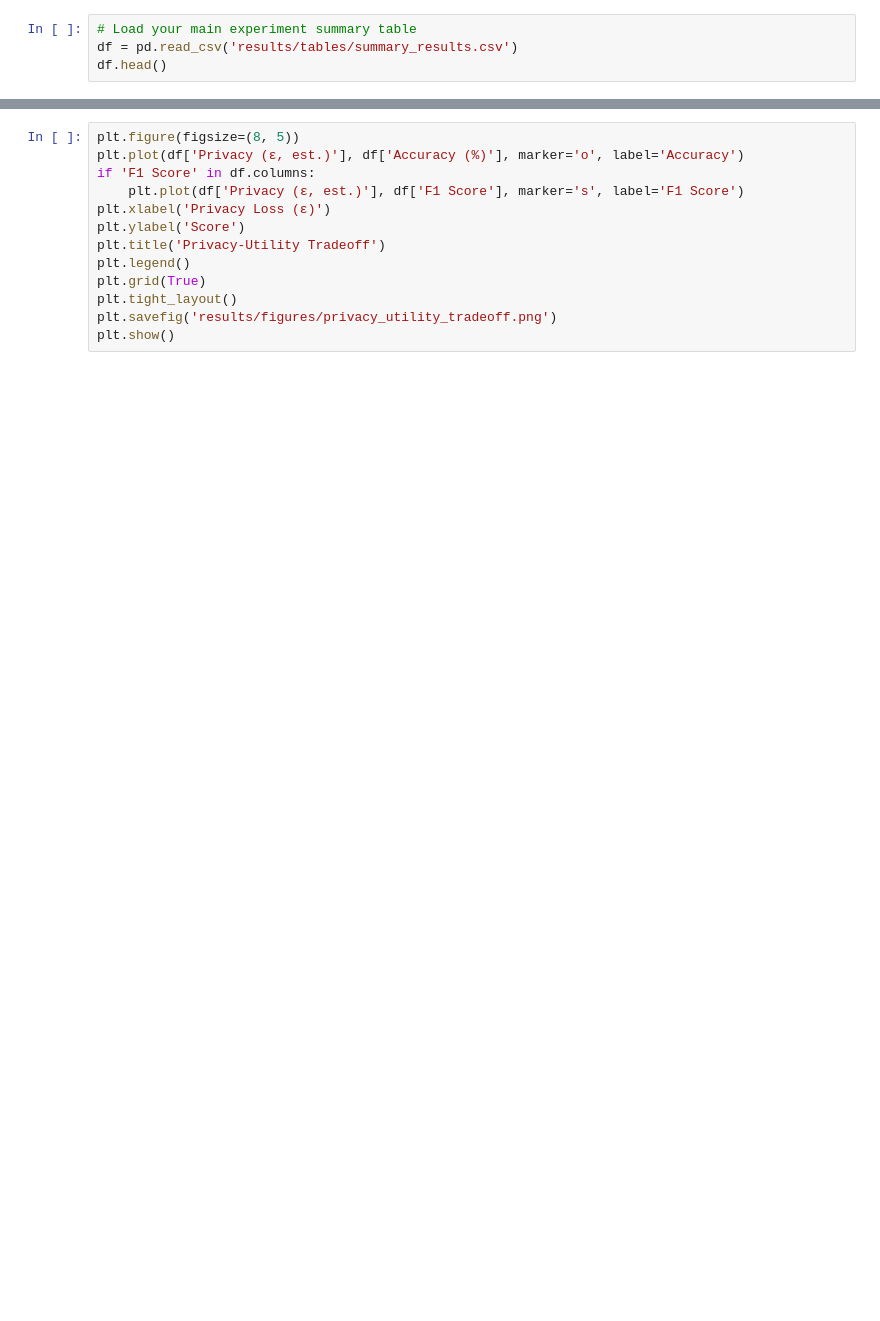
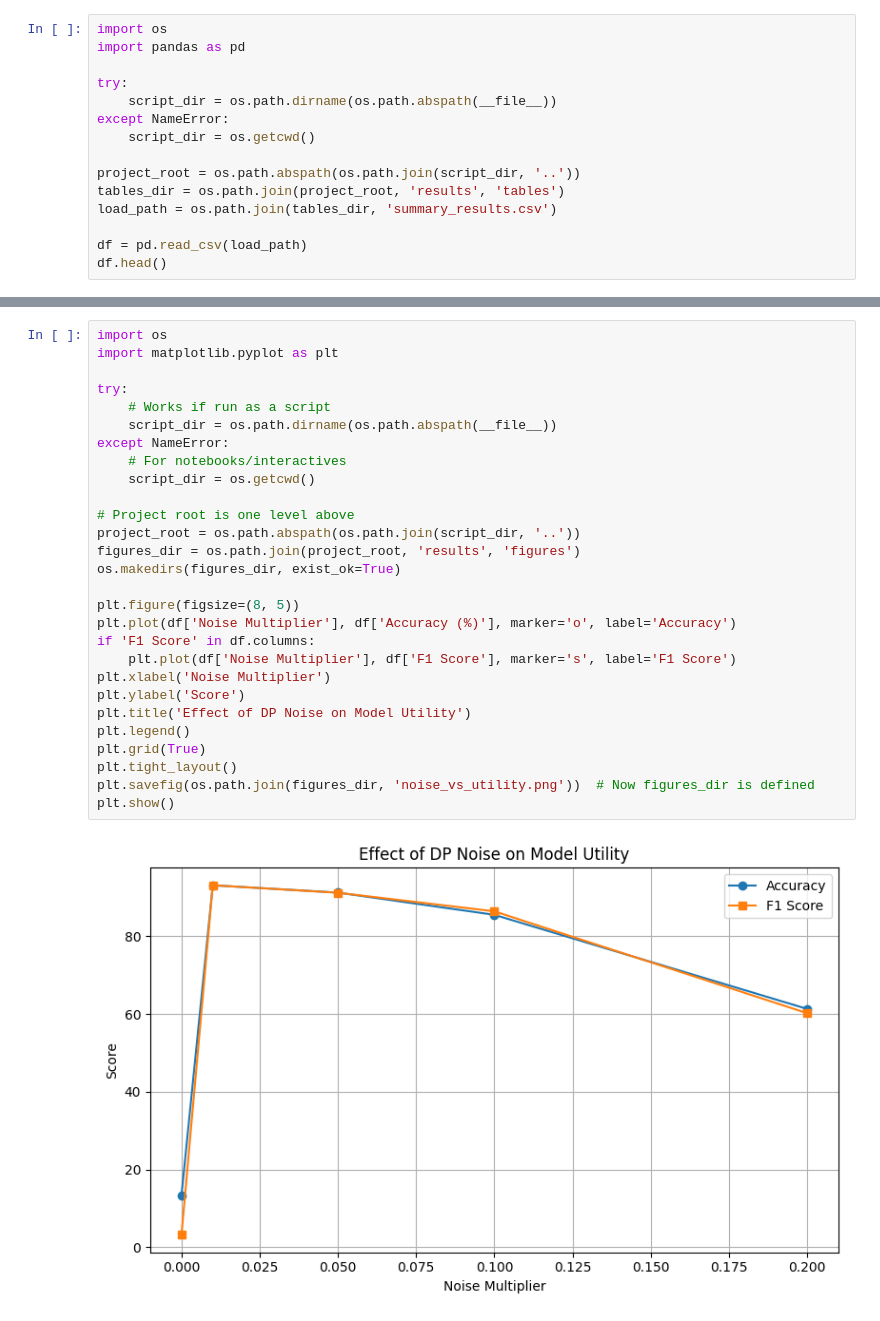
Before and after one commit to DreamX55/FederatedLearning_Project, a Jupyter notebook: scripts/analysis.ipynb, the cells around one changed output, grey strips where cells are left out. Drawn from its saved outputs; the diff is of its cells as text; blank space fills up the shorter version.

```diff
--- a/scripts/analysis.ipynb
+++ b/scripts/analysis.ipynb
@@ -26,5 +52,16 @@ df.to_csv('results/tables/summary_results.csv', index=False)
 # %%
-# Load your main experiment summary table
-df = pd.read_csv('results/tables/summary_results.csv')
+import os
+import pandas as pd
+
+try:
+    script_dir = os.path.dirname(os.path.abspath(__file__))
+except NameError:
+    script_dir = os.getcwd()
+
+project_root = os.path.abspath(os.path.join(script_dir, '..'))
+tables_dir = os.path.join(project_root, 'results', 'tables')
+load_path = os.path.join(tables_dir, 'summary_results.csv')
+
+df = pd.read_csv(load_path)
 df.head()
 # %% [output]
@@ -32,14 +74,31 @@ FileNotFoundError: [Errno 2] No such file or directory: 'results/tables/summary_
 # %%
+import os
+import matplotlib.pyplot as plt
+
+try:
+    # Works if run as a script
+    script_dir = os.path.dirname(os.path.abspath(__file__))
+except NameError:
+    # For notebooks/interactives
+    script_dir = os.getcwd()
+
+# Project root is one level above
+project_root = os.path.abspath(os.path.join(script_dir, '..'))
+figures_dir = os.path.join(project_root, 'results', 'figures')
+os.makedirs(figures_dir, exist_ok=True)
+
 plt.figure(figsize=(8, 5))
-plt.plot(df['Privacy (ε, est.)'], df['Accuracy (%)'], marker='o', label='Accuracy')
+plt.plot(df['Noise Multiplier'], df['Accuracy (%)'], marker='o', label='Accuracy')
 if 'F1 Score' in df.columns:
-    plt.plot(df['Privacy (ε, est.)'], df['F1 Score'], marker='s', label='F1 Score')
-plt.xlabel('Privacy Loss (ε)')
+    plt.plot(df['Noise Multiplier'], df['F1 Score'], marker='s', label='F1 Score')
+plt.xlabel('Noise Multiplier')
 plt.ylabel('Score')
-plt.title('Privacy-Utility Tradeoff')
+plt.title('Effect of DP Noise on Model Utility')
 plt.legend()
 plt.grid(True)
 plt.tight_layout()
-plt.savefig('results/figures/privacy_utility_tradeoff.png')
+plt.savefig(os.path.join(figures_dir, 'noise_vs_utility.png'))  # Now figures_dir is defined
 plt.show()
+# %% [output]
+[figure, added]
 # %%
```
Also changed, not shown: parts of 9 cells of this notebook, 5 other files.
